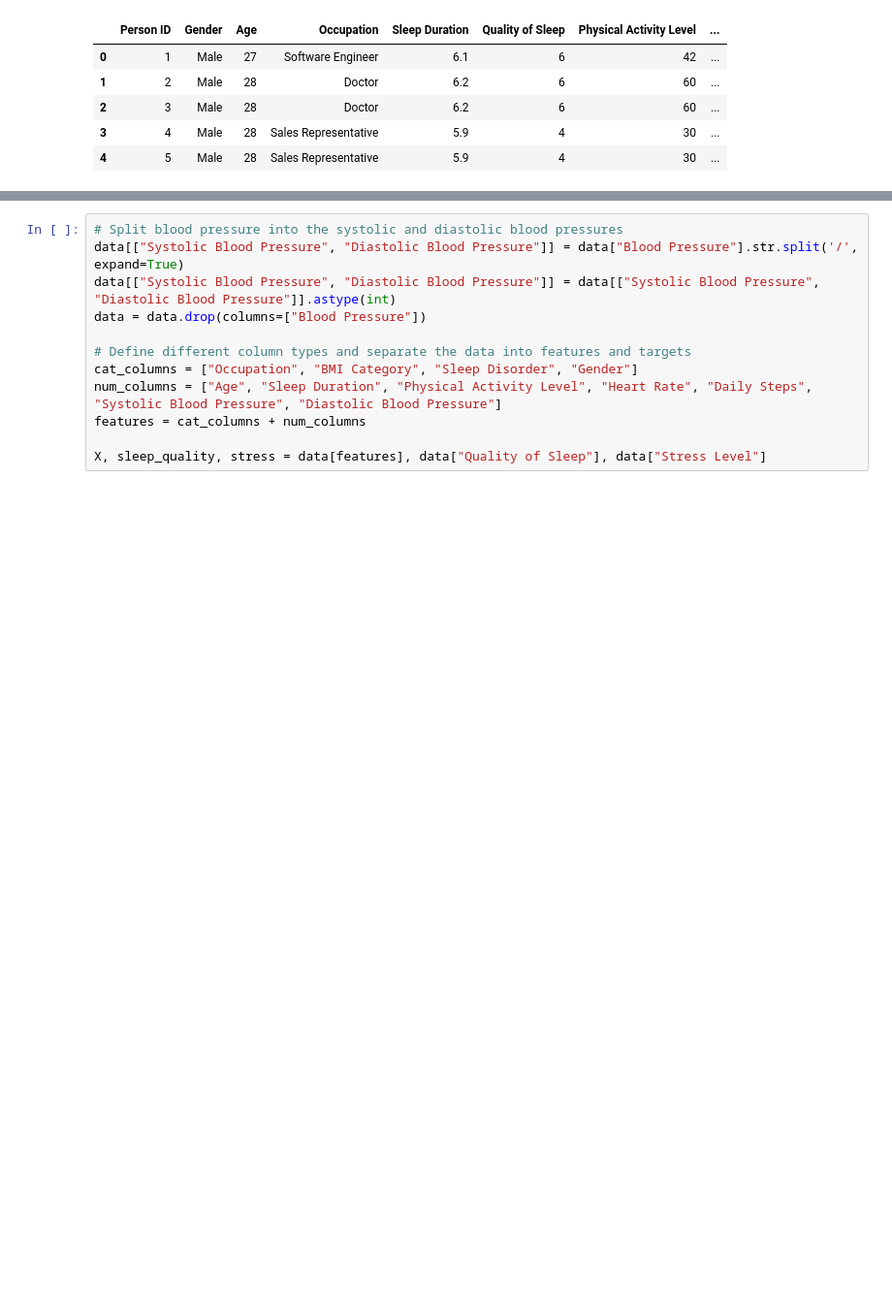
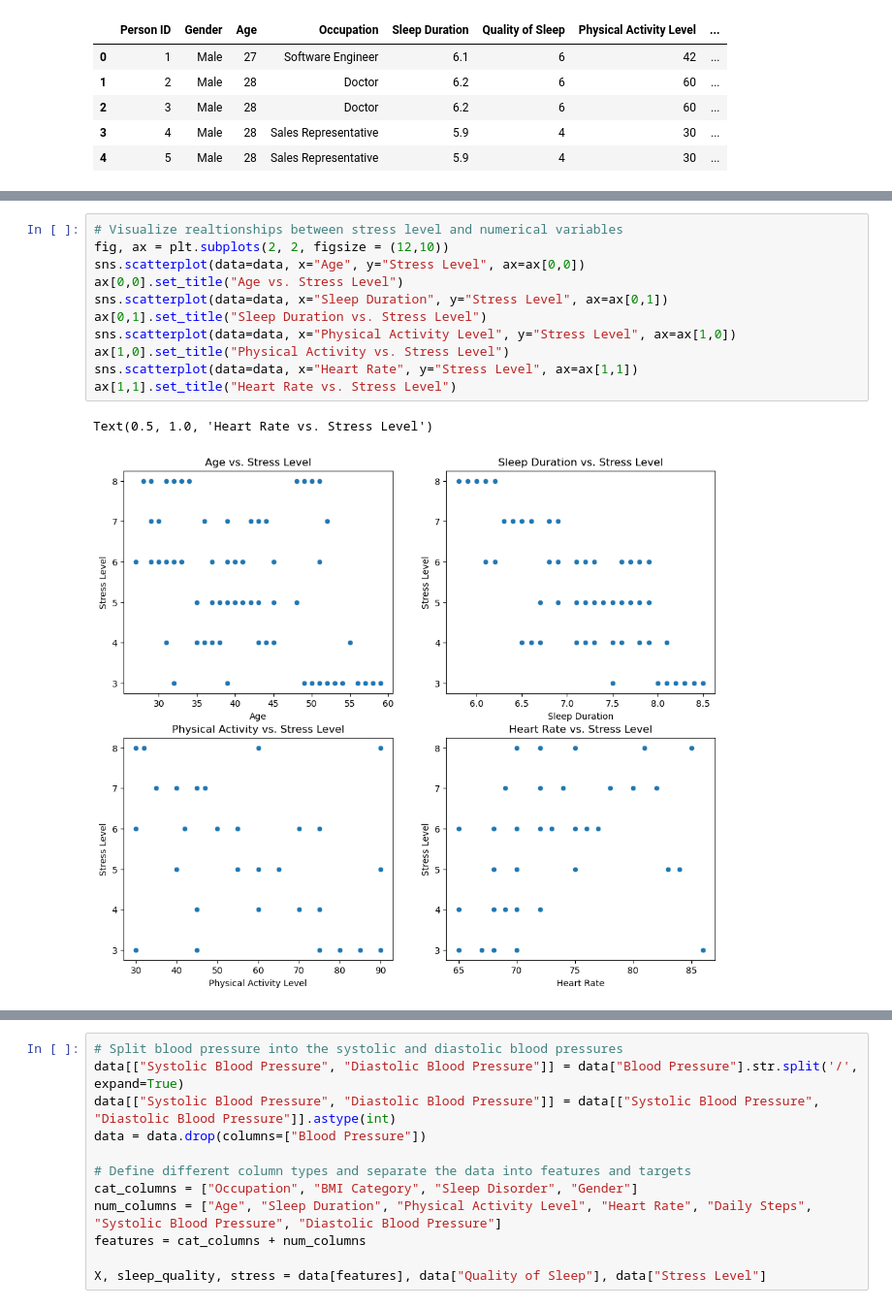
Before and after one commit to TK-71421/Sleep_Quality_and_Stress_Classification, a Jupyter notebook: model_training.ipynb, the cells around one changed output, grey strips where cells are left out. Shown at 97% size. Drawn from its saved outputs; the diff is of its cells as text; blank space fills up the shorter version.

```diff
--- a/model_training.ipynb
+++ b/model_training.ipynb
@@ -25,0 +52,14 @@ data.head()
+# %%
+# Visualize realtionships between stress level and numerical variables
+fig, ax = plt.subplots(2, 2, figsize = (12,10))
+sns.scatterplot(data=data, x="Age", y="Stress Level", ax=ax[0,0])
+ax[0,0].set_title("Age vs. Stress Level")
+sns.scatterplot(data=data, x="Sleep Duration", y="Stress Level", ax=ax[0,1])
+ax[0,1].set_title("Sleep Duration vs. Stress Level")
+sns.scatterplot(data=data, x="Physical Activity Level", y="Stress Level", ax=ax[1,0])
+ax[1,0].set_title("Physical Activity vs. Stress Level")
+sns.scatterplot(data=data, x="Heart Rate", y="Stress Level", ax=ax[1,1])
+ax[1,1].set_title("Heart Rate vs. Stress Level")
+# %% [output]
+Text(0.5, 1.0, 'Heart Rate vs. Stress Level')
+[figure, added]
```
Also changed, not shown: parts of 30 cells of this notebook.
